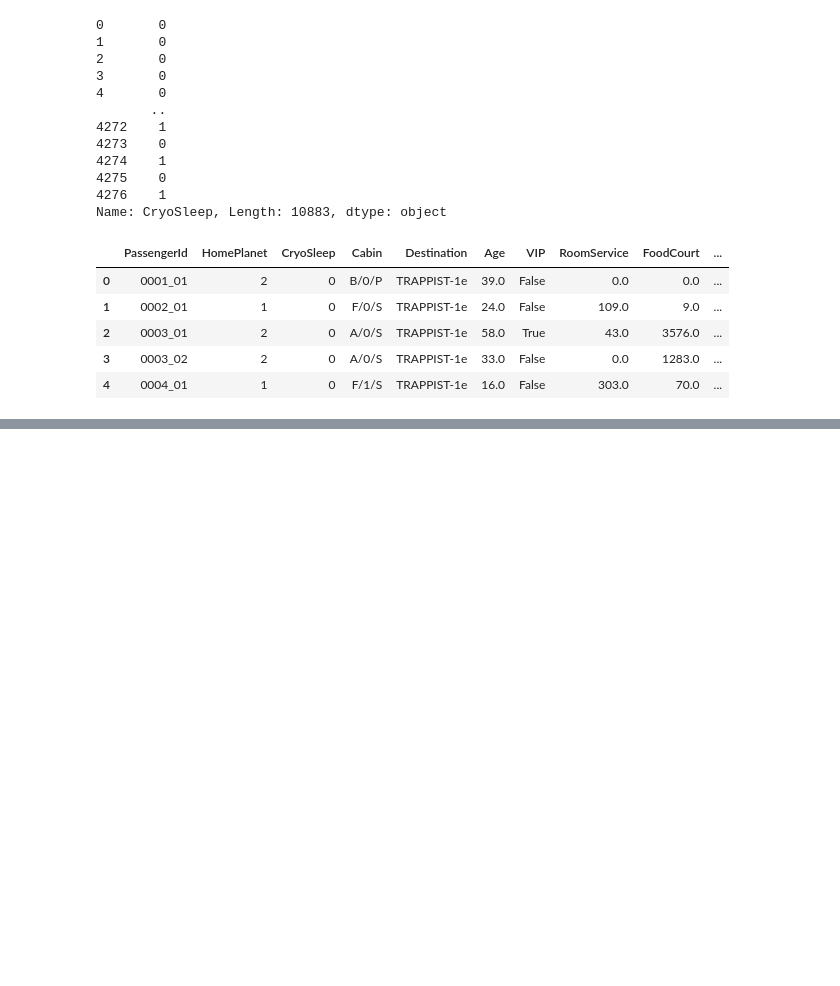
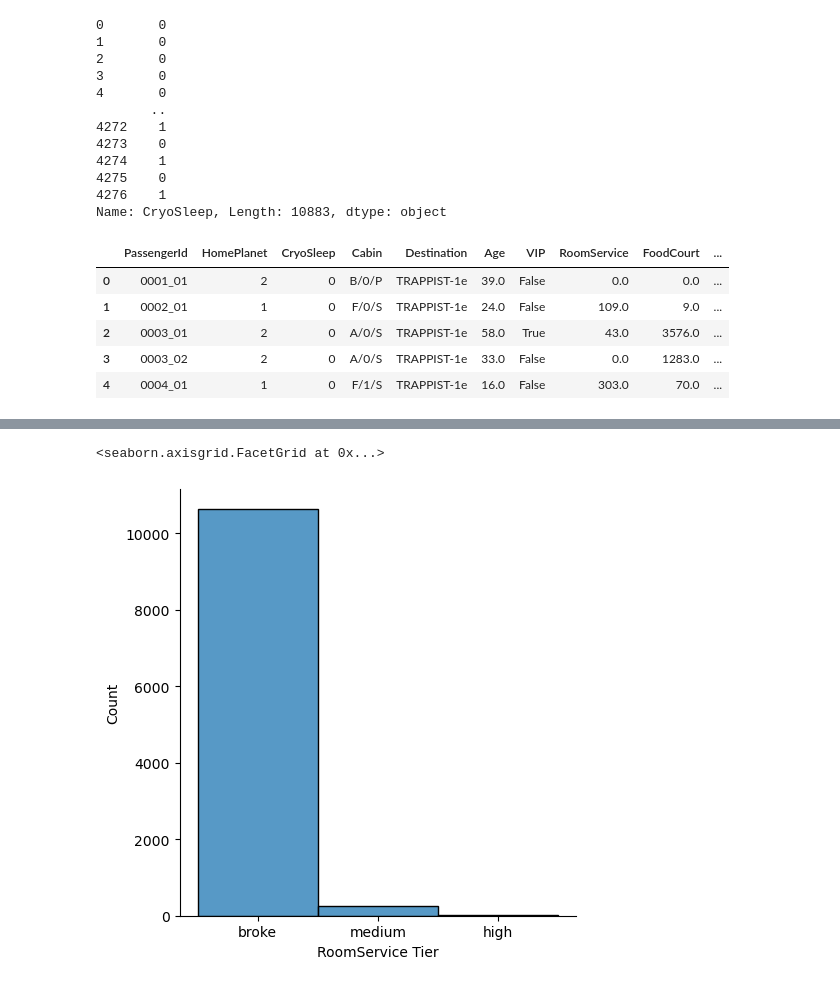
Before and after one commit to KPMallaney/TensorFlow, a Jupyter notebook: SpaceTitanic.ipynb, the cells around one changed output, grey strips where cells are left out. Drawn from its saved outputs; the diff is of its cells as text; code cells hidden in the pictures; blank space fills up the shorter version.

```diff
--- a/SpaceTitanic.ipynb
+++ b/SpaceTitanic.ipynb
@@ -518,0 +708,2 @@ traintestData
+# %%
+traintestData['VIP'] = traintestData['VIP'].astype(int)
@@ -518,0 +730,6 @@ traintestData
+# %%
+traintestData['RoomService'].replace({'no data': '0'}, inplace=True)
+# %%
+traintestData['RoomService'] = traintestData['RoomService'].astype(int)
+# %%
+traintestData['RoomService Tier'] =pd.cut(x=traintestData['RoomService'], bins=[-1, 2000, 8000, 12000], labels =['broke', 'medium', 'high'])
@@ -518,0 +752,5 @@ traintestData
+# %%
+sns.displot(traintestData['RoomService Tier'])
+# %% [output]
+<seaborn.axisgrid.FacetGrid at 0x...>
+[figure, added]
```
Also changed, not shown: parts of 123 cells of this notebook.
